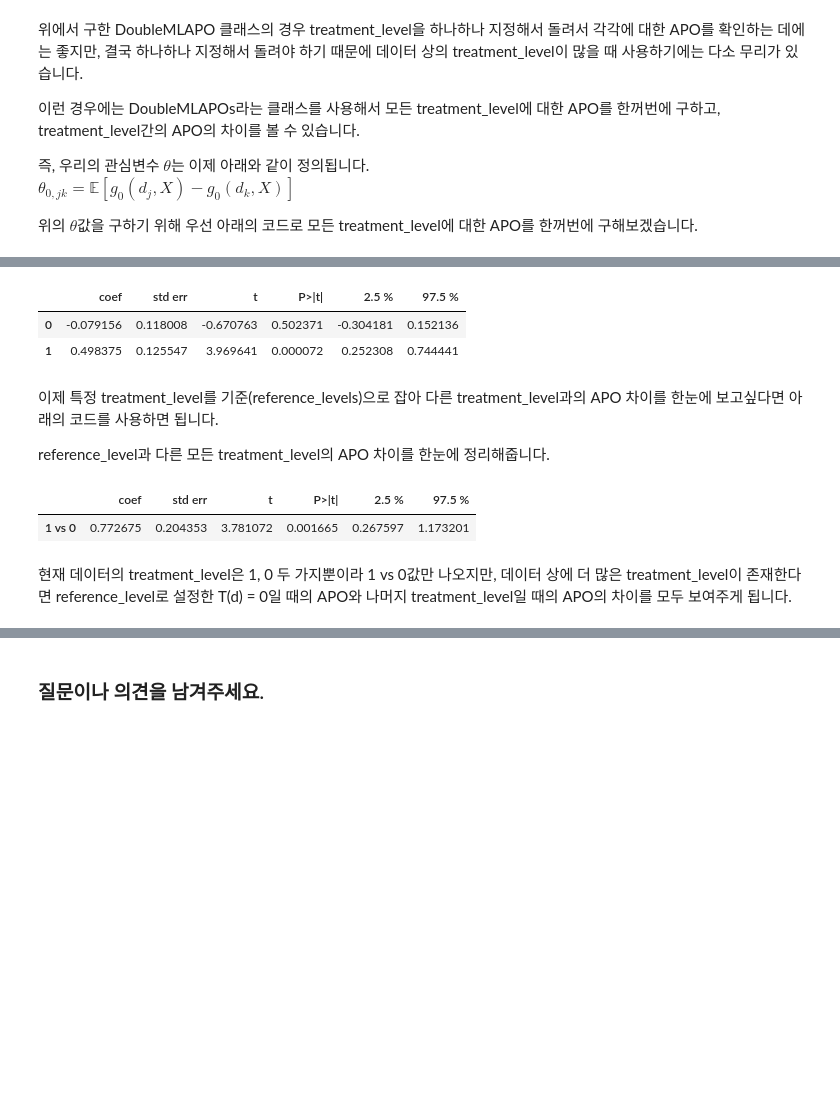
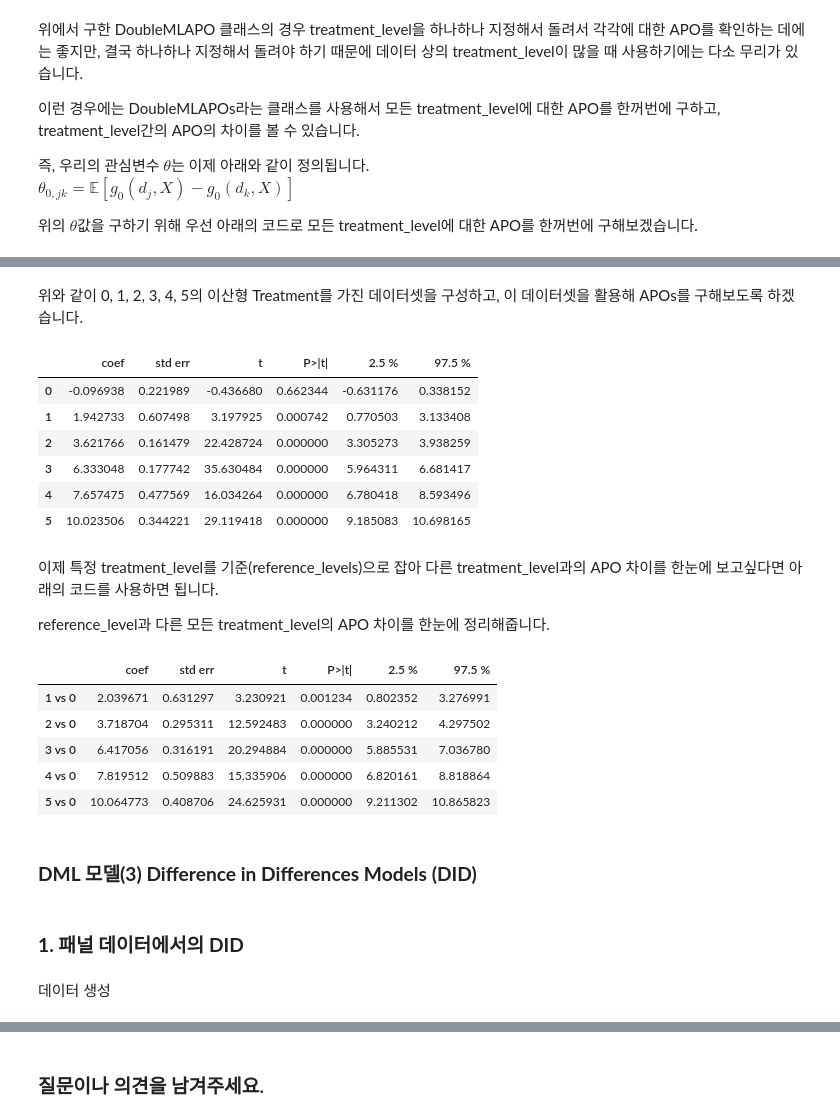
Before and after one commit to Funbucket/awesome-causal-inference-python, a Jupyter notebook: book/ate/propensity_score_and_dml.ipynb, the cells around one changed output, grey strips where cells are left out. Drawn from its saved outputs; the diff is of its cells as text; code cells hidden in the pictures; blank space fills up the shorter version.

```diff
--- a/book/ate/propensity_score_and_dml.ipynb
+++ b/book/ate/propensity_score_and_dml.ipynb
@@ -961,0 +959,38 @@ $\theta_{0,jk} = \mathbb{E}[g_0(d_j, X) - g_0(d_k, X)]$
+# %%
+# 랜덤 시드 고정
+np.random.seed(3141)
+
+n_obs = 1000
+n_vars = 5
+n_treatments = 6  # 0~5까지 총 6개 그룹
+
+# X 변수 생성
+X = np.random.normal(size=(n_obs, n_vars))
+
+# Treatment(d) 생성: 0~5
+# 변수 개수에 맞춰서 가중치(coeffs) 행렬 크기를 (5, 6)으로 늘려줌
+coeffs_d = np.random.normal(size=(n_vars, n_treatments))
+logits = np.dot(X, coeffs_d)
+
+# 소프트맥스로 확률 계산해서 그룹 배정
+probs = np.exp(logits) / np.sum(np.exp(logits), axis=1, keepdims=True)
+d = np.array([np.random.choice(np.arange(n_treatments), p=p) for p in probs])
+
+# y값 생성
+# d가 0일 땐 효과 0, 1부터 5까지는 각각 2, 4, 6, 8, 10씩 효과를 줌
+y = np.dot(X, np.random.normal(size=n_vars)) + np.random.normal(size=n_obs)
+
+for k in range(1, n_treatments):
+    effect = k * 2.0  # 효과 크기 설정 (2.0, 4.0 ... 10.0)
+    y += effect * (d == k)
+
+# 데이터프레임 만들기
+df = pd.DataFrame(X, columns=[f'X{i+1}' for i in range(n_vars)])
+df['d'] = d
+df['y'] = y
+
+# DoubleMLData 객체로 변환
+data_multi_levels = DoubleMLData(df, y_col='y', d_cols='d')
+
+print(f"Treatment 값: {sorted(df['d'].unique())}")
+print(data_multi_levels)
@@ -962,24 +1014,32 @@ $\theta_{0,jk} = \mathbb{E}[g_0(d_j, X) - g_0(d_k, X)]$
+# %% [markdown]
+위와 같이 0, 1, 2, 3, 4, 5의 이산형 Treatment를 가진 데이터셋을 구성하고, 이 데이터셋을 활용해 APOs를 구해보도록 하겠습니다.
 # %%
 # APOs for multiple treatment levels
+levels = sorted(data_multi_levels.data['d'].unique())
+
 apos_obj = dml.irm.DoubleMLAPOS(
-    obj_dml_data=dml_data,
+    obj_dml_data=data_multi_levels,
     ml_g=ml_g,                 # nuisance learner는 APO 코드에서 정의한 것과 동일하게 사용
     ml_m=ml_m,
-    treatment_levels=[0, 1],
+    treatment_levels= levels,  # dataset의 'd'컬럼에 들어가는 모든 값들로 지정
     n_folds=5,
     n_rep=3,
     normalize_ipw=True,
     trimming_rule='truncate',
     trimming_threshold=0.01
 )
 
 apos_obj.fit()
 
 apos_obj.summary
 # %% [output]
 |  | coef | std err | t | P>|t| | 2.5 % | 97.5 % |
-| 0 | -0.079156 | 0.118008 | -0.670763 | 0.502371 | -0.304181 | 0.152136 |
-| 1 | 0.498375 | 0.125547 | 3.969641 | 0.000072 | 0.252308 | 0.744441 |
+| 0 | -0.096938 | 0.221989 | -0.436680 | 0.662344 | -0.631176 | 0.338152 |
+| 1 | 1.942733 | 0.607498 | 3.197925 | 0.000742 | 0.770503 | 3.133408 |
+| 2 | 3.621766 | 0.161479 | 22.428724 | 0.000000 | 3.305273 | 3.938259 |
+| 3 | 6.333048 | 0.177742 | 35.630484 | 0.000000 | 5.964311 | 6.681417 |
+| 4 | 7.657475 | 0.477569 | 16.034264 | 0.000000 | 6.780418 | 8.593496 |
+| 5 | 10.023506 | 0.344221 | 29.119418 | 0.000000 | 9.185083 | 10.698165 |
 # %% [markdown]
 이제 특정 treatment_level를 기준(reference_levels)으로 잡아 다른 treatment_level과의 APO 차이를 한눈에 보고싶다면 아래의 코드를 사용하면 됩니다.
 
@@ -989,6 +1049,10 @@ acc = apos_obj.causal_contrast(reference_levels=[0])
 acc.summary
 # %% [output]
 |  | coef | std err | t | P>|t| | 2.5 % | 97.5 % |
-| 1 vs 0 | 0.772675 | 0.204353 | 3.781072 | 0.001665 | 0.267597 | 1.173201 |
+| 1 vs 0 | 2.039671 | 0.631297 | 3.230921 | 0.001234 | 0.802352 | 3.276991 |
+| 2 vs 0 | 3.718704 | 0.295311 | 12.592483 | 0.000000 | 3.240212 | 4.297502 |
+| 3 vs 0 | 6.417056 | 0.316191 | 20.294884 | 0.000000 | 5.885531 | 7.036780 |
+| 4 vs 0 | 7.819512 | 0.509883 | 15.335906 | 0.000000 | 6.820161 | 8.818864 |
+| 5 vs 0 | 10.064773 | 0.408706 | 24.625931 | 0.000000 | 9.211302 | 10.865823 |
-# %% [markdown]
-현재 데이터의 treatment_level은 1, 0 두 가지뿐이라 1 vs 0값만 나오지만, 데이터 상에 더 많은 treatment_level이 존재한다면 reference_level로 설정한 T(d) = 0일 때의 APO와 나머지 treatment_level일 때의 APO의 차이를 모두 보여주게 됩니다.
+# %% [markdown]
+### **DML 모델(3) Difference in Differences Models (DID)**
@@ -994,0 +1064,4 @@ acc.summary
+# %% [markdown]
+### **1. 패널 데이터에서의 DID**
+# %% [markdown]
+데이터 생성
```
Also changed, not shown: parts of 43 cells of this notebook.
